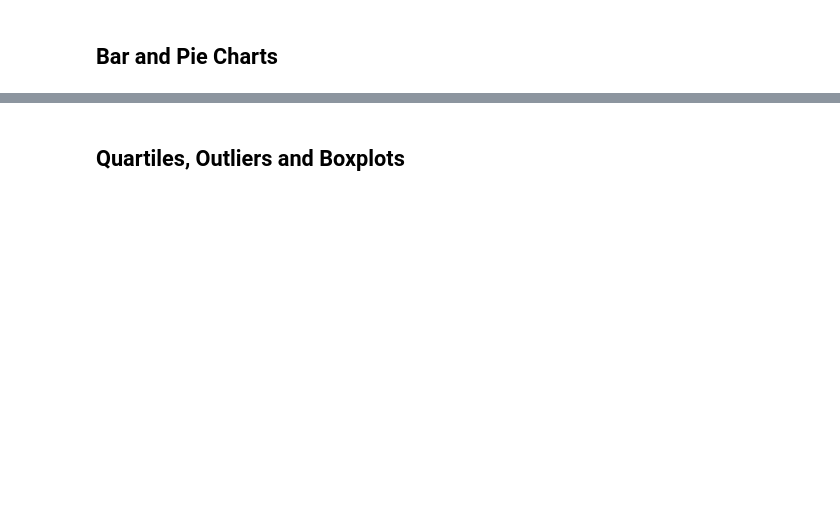
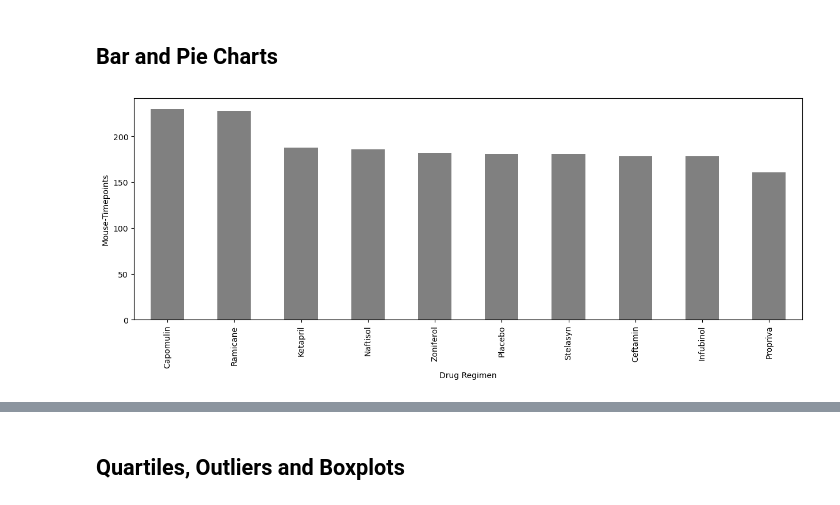
Before and after one commit to santiagoldv/challengemodule5, a Jupyter notebook: Pymaceuticals/pymaceuticals_starter.ipynb, the cells around one changed output, grey strips where cells are left out. Drawn from its saved outputs; the diff is of its cells as text; code cells hidden in the pictures; blank space fills up the shorter version.

```diff
--- a/Pymaceuticals/pymaceuticals_starter.ipynb
+++ b/Pymaceuticals/pymaceuticals_starter.ipynb
@@ -145,5 +160,13 @@ summary_statistics
 ## Bar and Pie Charts
 # %%
 # Generate a bar plot showing the total number of rows (Mouse ID/Timepoints) for each drug regimen using Pandas.
+drug_regimen = merge_df.groupby('Drug Regimen').count()['Mouse ID']
+drug_regimen = drug_regimen.sort_values(ascending=False) #
+drug_regimen.plot(kind='bar', figsize=(15, 5), color='gray')
+plt.xlabel('Drug Regimen')
+plt.ylabel('Mouse-Timepoints')
+plt.show()
+# %% [output]
+[figure, added]
 # %%
 # Generate a bar plot showing the total number of rows (Mouse ID/Timepoints) for each drug regimen using pyplot.
```
Also changed, not shown: parts of 13 cells of this notebook.
